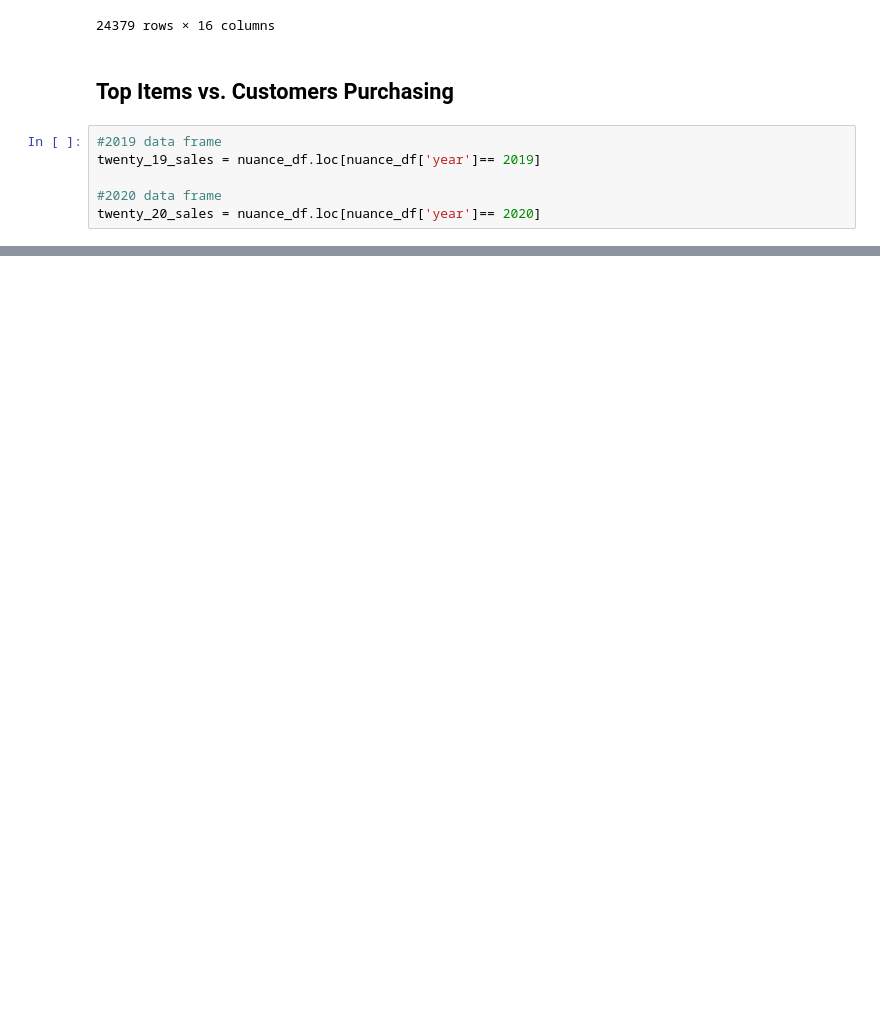
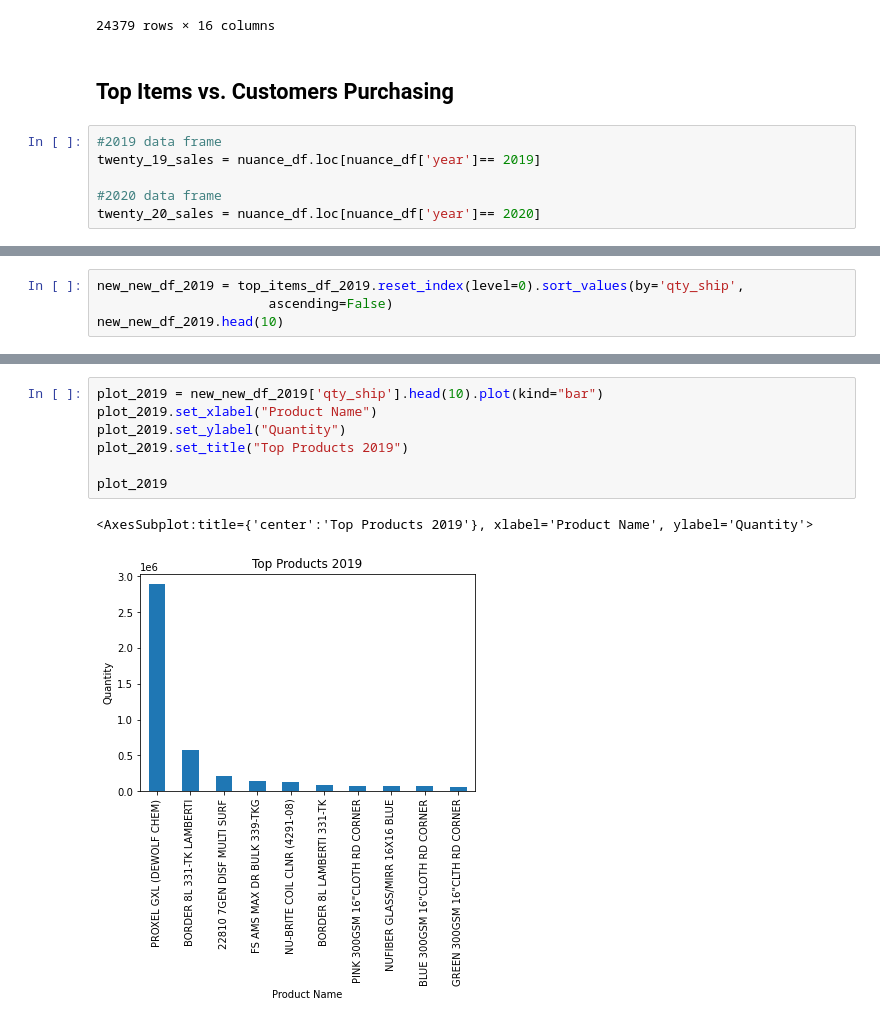
Before and after one commit to aadeba5/Project1, a Jupyter notebook: Nuance_Kayla.ipynb, the cells around one changed output, grey strips where cells are left out. Saved outputs shown, nothing was run; the diff lists cells and outputs as text; blank space fills up the shorter version.

```diff
--- a/Nuance_Kayla.ipynb
+++ b/Nuance_Kayla.ipynb
@@ -53,0 +72,4 @@ top_items_df_2019.sort_values(by='qty_ship',
+# %%
+new_new_df_2019 = top_items_df_2019.reset_index(level=0).sort_values(by='qty_ship',
+                      ascending=False)
+new_new_df_2019.head(10)
@@ -53,0 +106,10 @@ top_items_df_2019.sort_values(by='qty_ship',
+# %%
+plot_2019 = new_new_df_2019['qty_ship'].head(10).plot(kind="bar")
+plot_2019.set_xlabel("Product Name")
+plot_2019.set_ylabel("Quantity")
+plot_2019.set_title("Top Products 2019")
+
+plot_2019
+# %% [output]
+<AxesSubplot:title={'center':'Top Products 2019'}, xlabel='Product Name', ylabel='Quantity'>
+[figure, added]
```
Also changed, not shown: parts of 13 cells of this notebook.
